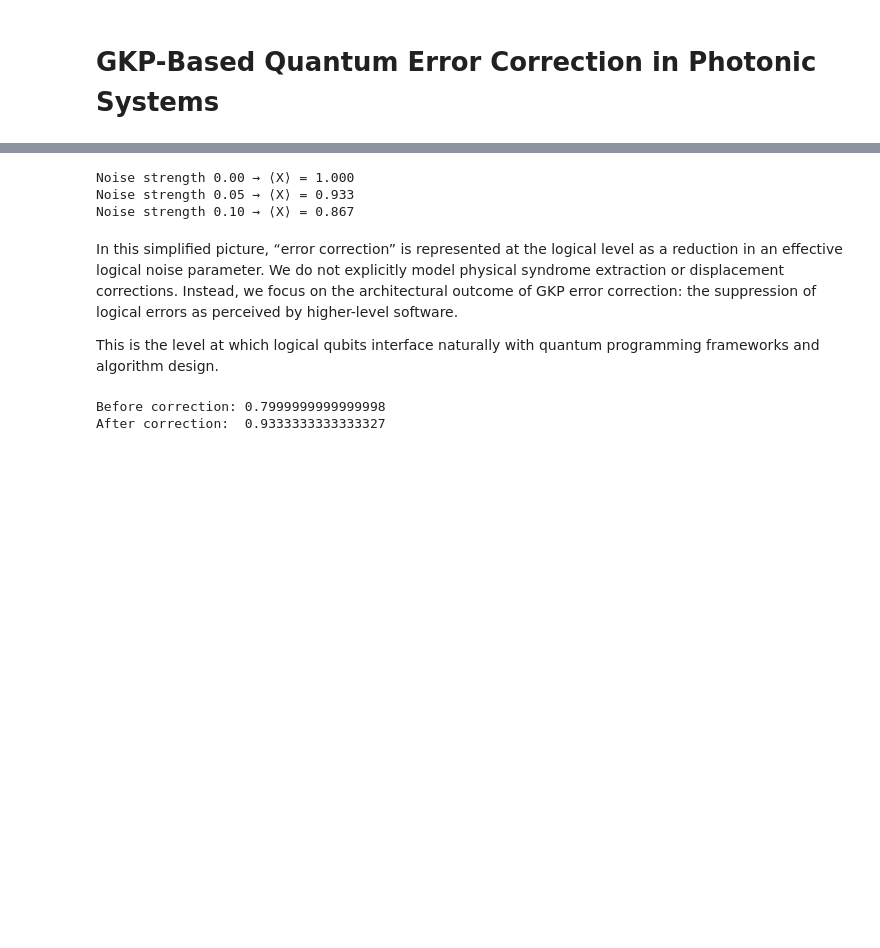
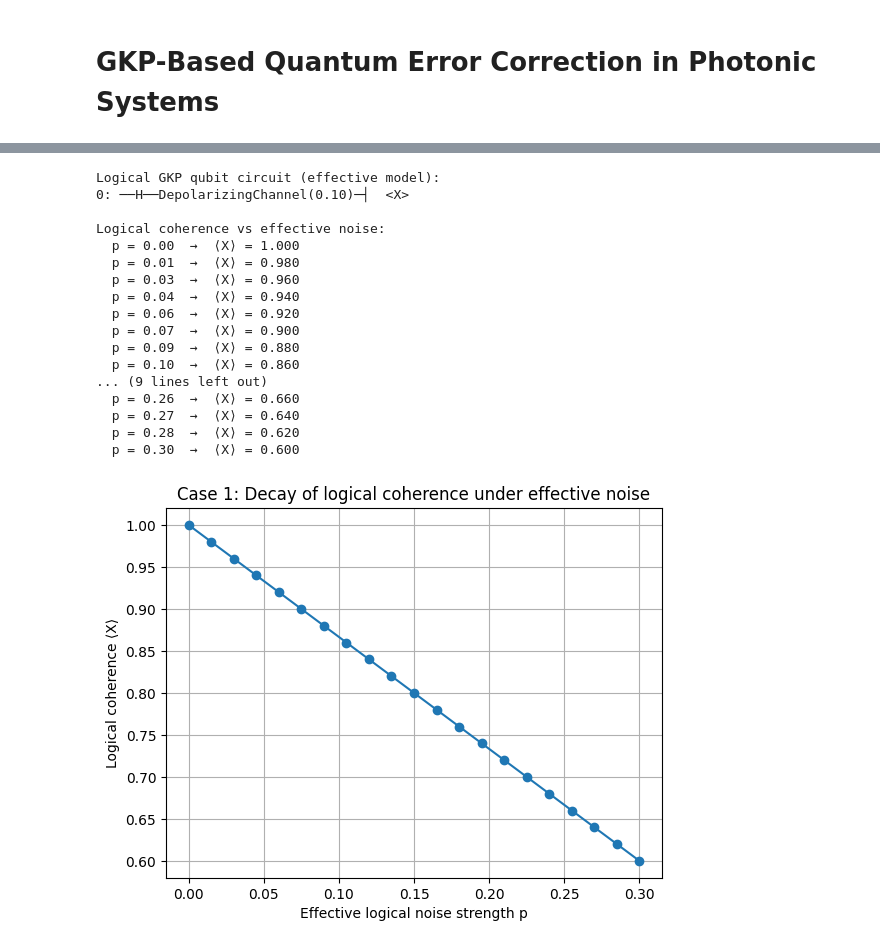
Before and after one commit to DennisWayo/bosonsicflow-gkp, a Jupyter notebook: demos/gkp_qec_demo.ipynb, the cells around one changed output, grey strips where cells are left out. Saved outputs shown, nothing was run; the diff lists cells and outputs as text; code cells hidden in the pictures; blank space fills up the shorter version.

Commit message:
Refine demo narrative and Case 1/2 analysis; add clearer logical-noise interpretation

```diff
--- a/demos/gkp_qec_demo.ipynb
+++ b/demos/gkp_qec_demo.ipynb
@@ -16,37 +86,58 @@ We measure ⟨X⟩ rather than ⟨Z⟩ since the logical Hadamard prepares a sup
 # %%
 import pennylane as qml
 from pennylane import numpy as np
+import matplotlib.pyplot as plt
 
+# Use a mixed-state simulator to model logical noise
 dev = qml.device("default.mixed", wires=1)
 
 @qml.qnode(dev)
 def logical_gkp_coherence(noise_strength):
-    qml.Hadamard(wires=0)              # logical Clifford operation
-    qml.DepolarizingChannel(noise_strength, wires=0)  # effective logical noise
-    return qml.expval(qml.PauliX(0))
+    """Logical qubit prepared in a superposition and subjected to effective logical noise."""
+    qml.Hadamard(wires=0)                         # logical Clifford operation
+    qml.DepolarizingChannel(noise_strength, 0)    # effective logical noise
+    return qml.expval(qml.PauliX(0))              # logical coherence
 
-for p in [0.0, 0.05, 0.1]:
-    print(f"Noise strength {p:.2f} → ⟨X⟩ = {logical_gkp_coherence(p):.3f}")
+
+print("Logical GKP qubit circuit (effective model):")
+print(qml.draw(logical_gkp_coherence)(0.1))
+
+
+# --- Sweep effective logical noise strength ---
+ps = np.linspace(0.0, 0.30, 21)
+coherences = []
+
+print("\nLogical coherence vs effective noise:")
+for p in ps:
+    value = logical_gkp_coherence(p)
+    coherences.append(value)
+    print(f"  p = {p:.2f}  →  ⟨X⟩ = {value:.3f}")
+
+
+# --- Plot logical coherence decay ---
+plt.figure()
+plt.plot(ps, coherences, marker="o")
+plt.xlabel("Effective logical noise strength p")
+plt.ylabel("Logical coherence ⟨X⟩")
+plt.title("Case 1: Decay of logical coherence under effective noise")
+plt.grid(True)
+plt.show()
 # %% [output]
-Noise strength 0.00 → ⟨X⟩ = 1.000
-Noise strength 0.05 → ⟨X⟩ = 0.933
-Noise strength 0.10 → ⟨X⟩ = 0.867
+Logical GKP qubit circuit (effective model):
+0: ──H──DepolarizingChannel(0.10)─┤  <X>
+
+Logical coherence vs effective noise:
+  p = 0.00  →  ⟨X⟩ = 1.000
+  p = 0.01  →  ⟨X⟩ = 0.980
+  p = 0.03  →  ⟨X⟩ = 0.960
+  p = 0.04  →  ⟨X⟩ = 0.940
+  p = 0.06  →  ⟨X⟩ = 0.920
+  p = 0.07  →  ⟨X⟩ = 0.900
+  p = 0.09  →  ⟨X⟩ = 0.880
+  p = 0.10  →  ⟨X⟩ = 0.860
+... (9 lines left out)
+  p = 0.26  →  ⟨X⟩ = 0.660
+  p = 0.27  →  ⟨X⟩ = 0.640
+  p = 0.28  →  ⟨X⟩ = 0.620
+  p = 0.30  →  ⟨X⟩ = 0.600
+[figure, added]
-# %% [markdown]
-In this simplified picture, “error correction” is represented at the logical level as a reduction in an effective logical noise parameter. We do not explicitly model physical syndrome extraction or displacement corrections. Instead, we focus on the architectural outcome of GKP error correction: the suppression of logical errors as perceived by higher-level software.
-
-This is the level at which logical qubits interface naturally with quantum programming frameworks and algorithm design.
-# %%
-@qml.qnode(dev)
-def logical_gkp_state(noise_strength):
-    qml.Hadamard(wires=0)
-    qml.DepolarizingChannel(noise_strength, wires=0)
-    return qml.expval(qml.PauliX(0))
-
-p_physical = 0.15   # effective logical noise without correction
-p_corrected = 0.05  # reduced logical noise after GKP correction
-
-print("Before correction:", logical_gkp_state(p_physical))
-print("After correction: ", logical_gkp_state(p_corrected))
-# %% [output]
-Before correction: 0.7999999999999998
-After correction:  0.9333333333333327
```
Also changed, not shown: parts of 14 cells of this notebook.
